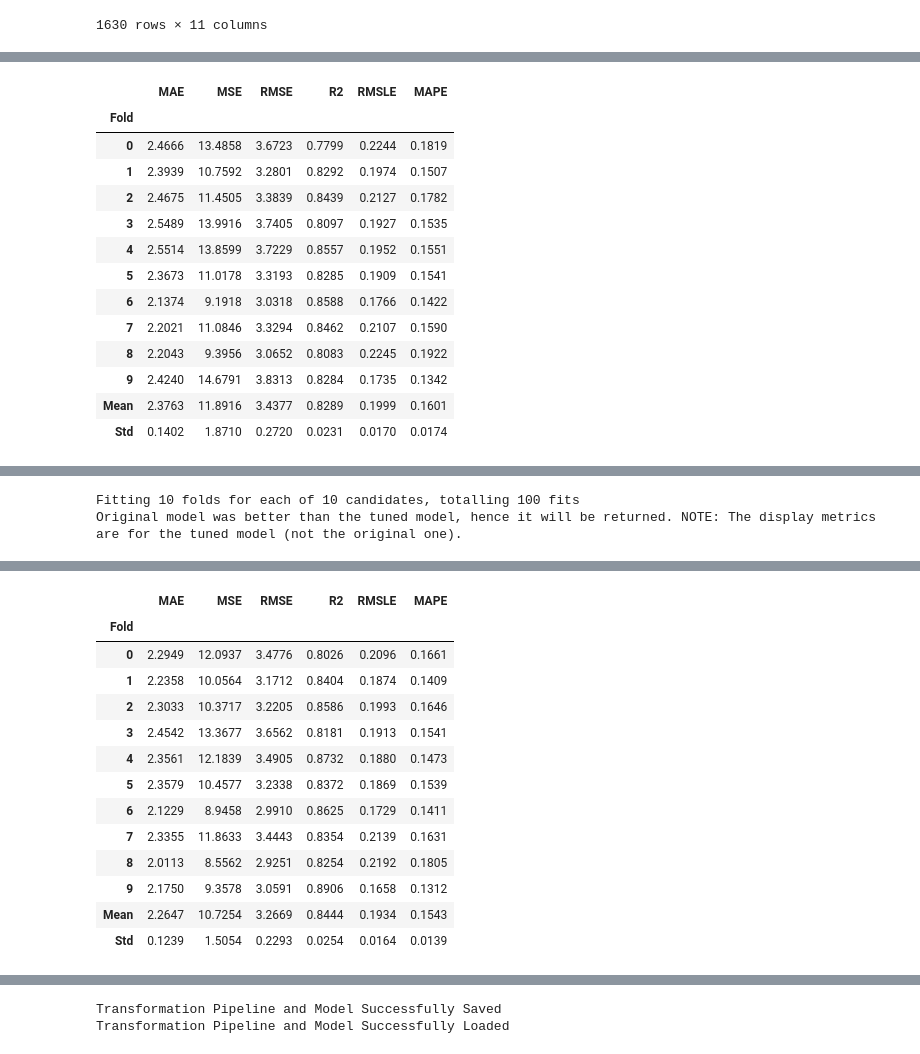
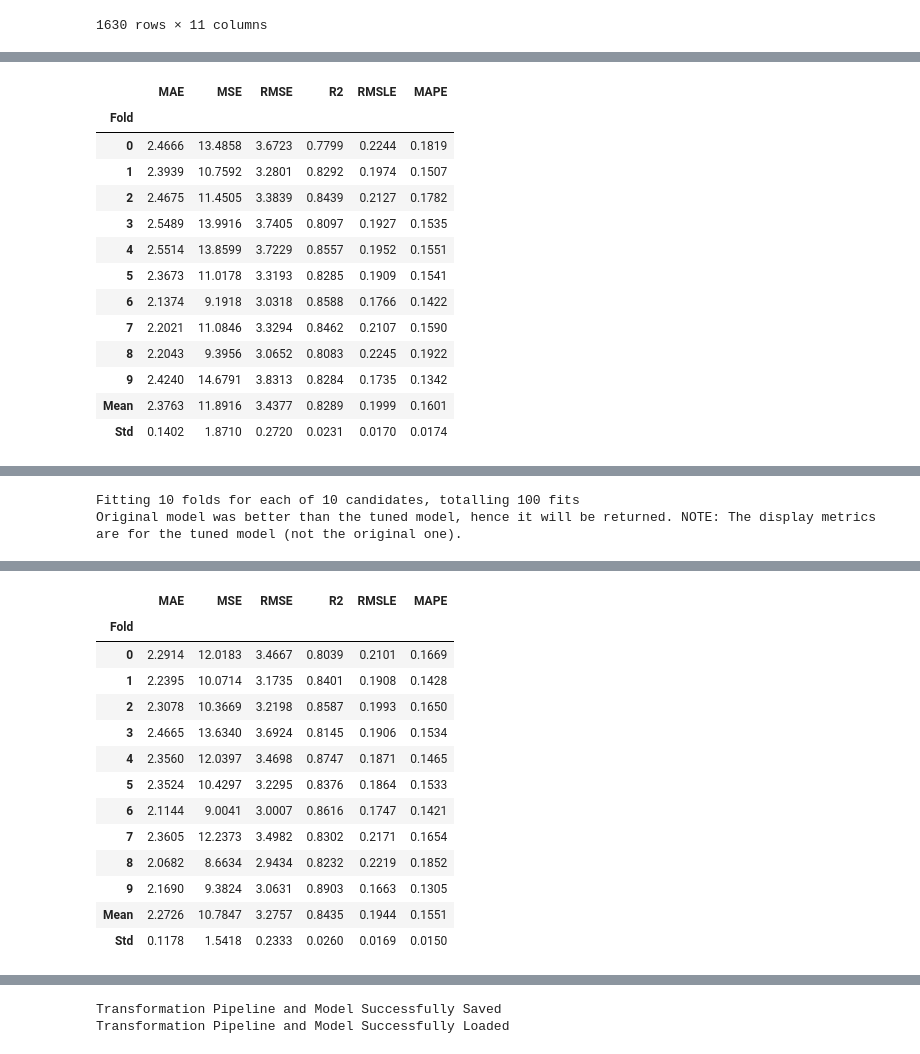
Before and after one commit to 1arin/dash-project, a Jupyter notebook: built_model_PM25.ipynb, the cells around one changed output, grey strips where cells are left out. Saved outputs shown, nothing was run; the diff lists cells and outputs as text; code cells hidden in the pictures.

```diff
--- a/built_model_PM25.ipynb
+++ b/built_model_PM25.ipynb
@@ -24,7 +24,7 @@ from pycaret.regression import *
 setup101 = setup(data, target='PM25', session_id = 123, date_features=['DATETIMEDATA'], normalize=True)
 best_model = compare_models()
 tuned = tune_model(best_model)
-bagged = ensemble_model(tuned , n_estimators=20)
+bagged = ensemble_model(tuned , n_estimators=10)
 # %% [output]
 |  | Description | Value |
 | 0 | Session id | 123 |
@@ -64,37 +64,37 @@ bagged = ensemble_model(tuned , n_estimators=20)
 [interactive output not drawn]
 [interactive output not drawn]
 |  | MAE | MSE | RMSE | R2 | RMSLE | MAPE |
 | Fold |  |  |  |  |  |  |
 | 0 | 2.4666 | 13.4858 | 3.6723 | 0.7799 | 0.2244 | 0.1819 |
 | 1 | 2.3939 | 10.7592 | 3.2801 | 0.8292 | 0.1974 | 0.1507 |
 | 2 | 2.4675 | 11.4505 | 3.3839 | 0.8439 | 0.2127 | 0.1782 |
 | 3 | 2.5489 | 13.9916 | 3.7405 | 0.8097 | 0.1927 | 0.1535 |
 | 4 | 2.5514 | 13.8599 | 3.7229 | 0.8557 | 0.1952 | 0.1551 |
 | 5 | 2.3673 | 11.0178 | 3.3193 | 0.8285 | 0.1909 | 0.1541 |
 | 6 | 2.1374 | 9.1918 | 3.0318 | 0.8588 | 0.1766 | 0.1422 |
 | 7 | 2.2021 | 11.0846 | 3.3294 | 0.8462 | 0.2107 | 0.1590 |
 | 8 | 2.2043 | 9.3956 | 3.0652 | 0.8083 | 0.2245 | 0.1922 |
 | 9 | 2.4240 | 14.6791 | 3.8313 | 0.8284 | 0.1735 | 0.1342 |
 | Mean | 2.3763 | 11.8916 | 3.4377 | 0.8289 | 0.1999 | 0.1601 |
 | Std | 0.1402 | 1.8710 | 0.2720 | 0.0231 | 0.0170 | 0.0174 |
 [interactive output not drawn]
 Fitting 10 folds for each of 10 candidates, totalling 100 fits
 Original model was better than the tuned model, hence it will be returned. NOTE: The display metrics are for the tuned model (not the original one).
 [interactive output not drawn]
 |  | MAE | MSE | RMSE | R2 | RMSLE | MAPE |
 | Fold |  |  |  |  |  |  |
-| 0 | 2.2949 | 12.0937 | 3.4776 | 0.8026 | 0.2096 | 0.1661 |
-| 1 | 2.2358 | 10.0564 | 3.1712 | 0.8404 | 0.1874 | 0.1409 |
-| 2 | 2.3033 | 10.3717 | 3.2205 | 0.8586 | 0.1993 | 0.1646 |
-| 3 | 2.4542 | 13.3677 | 3.6562 | 0.8181 | 0.1913 | 0.1541 |
-| 4 | 2.3561 | 12.1839 | 3.4905 | 0.8732 | 0.1880 | 0.1473 |
-| 5 | 2.3579 | 10.4577 | 3.2338 | 0.8372 | 0.1869 | 0.1539 |
-| 6 | 2.1229 | 8.9458 | 2.9910 | 0.8625 | 0.1729 | 0.1411 |
-| 7 | 2.3355 | 11.8633 | 3.4443 | 0.8354 | 0.2139 | 0.1631 |
-| 8 | 2.0113 | 8.5562 | 2.9251 | 0.8254 | 0.2192 | 0.1805 |
-| 9 | 2.1750 | 9.3578 | 3.0591 | 0.8906 | 0.1658 | 0.1312 |
-| Mean | 2.2647 | 10.7254 | 3.2669 | 0.8444 | 0.1934 | 0.1543 |
-| Std | 0.1239 | 1.5054 | 0.2293 | 0.0254 | 0.0164 | 0.0139 |
+| 0 | 2.2914 | 12.0183 | 3.4667 | 0.8039 | 0.2101 | 0.1669 |
+| 1 | 2.2395 | 10.0714 | 3.1735 | 0.8401 | 0.1908 | 0.1428 |
+| 2 | 2.3078 | 10.3669 | 3.2198 | 0.8587 | 0.1993 | 0.1650 |
+| 3 | 2.4665 | 13.6340 | 3.6924 | 0.8145 | 0.1906 | 0.1534 |
+| 4 | 2.3560 | 12.0397 | 3.4698 | 0.8747 | 0.1871 | 0.1465 |
+| 5 | 2.3524 | 10.4297 | 3.2295 | 0.8376 | 0.1864 | 0.1533 |
+| 6 | 2.1144 | 9.0041 | 3.0007 | 0.8616 | 0.1747 | 0.1421 |
+| 7 | 2.3605 | 12.2373 | 3.4982 | 0.8302 | 0.2171 | 0.1654 |
+| 8 | 2.0682 | 8.6634 | 2.9434 | 0.8232 | 0.2219 | 0.1852 |
+| 9 | 2.1690 | 9.3824 | 3.0631 | 0.8903 | 0.1663 | 0.1305 |
+| Mean | 2.2726 | 10.7847 | 3.2757 | 0.8435 | 0.1944 | 0.1551 |
+| Std | 0.1178 | 1.5418 | 0.2333 | 0.0260 | 0.0169 | 0.0150 |
 [interactive output not drawn]
 # %%
 save_model(bagged, 'PM25_catboost_pipeline')
```
Also changed, not shown: parts of 1 cell of this notebook, 4 other files.
